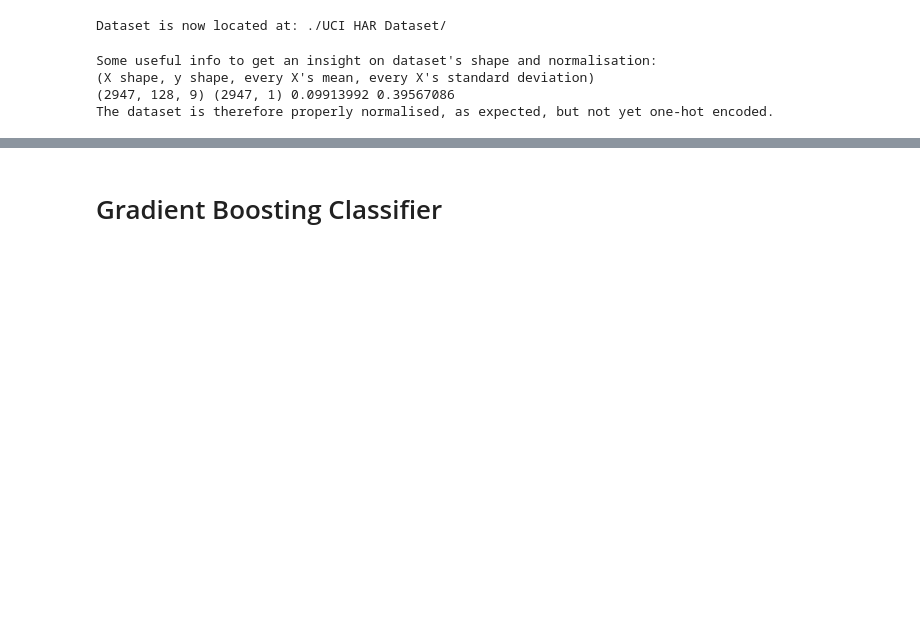
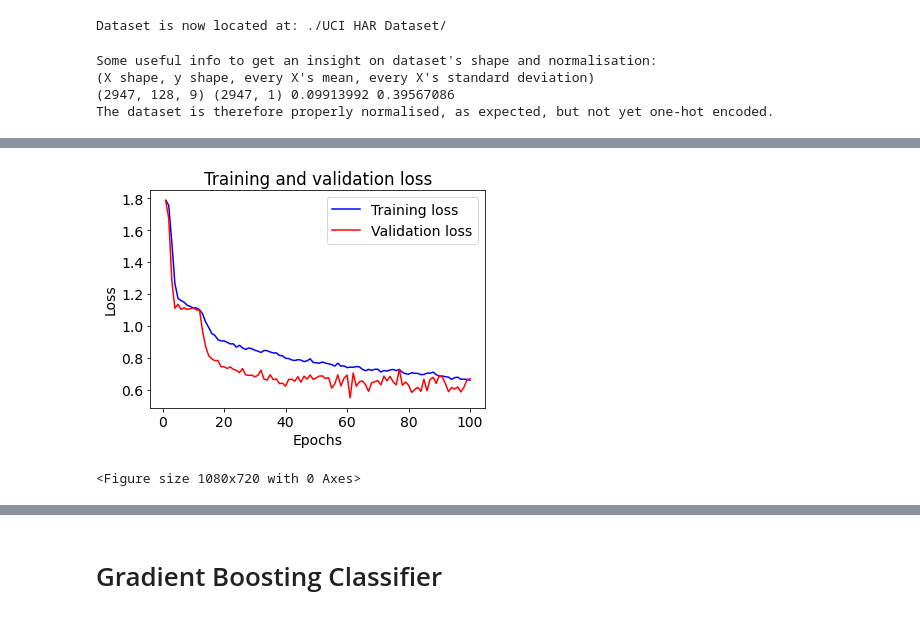
Before and after one commit to igor-yusupov/diploma, a Jupyter notebook: time_series_ssa17.ipynb, the cells around one changed output, grey strips where cells are left out. Cells and saved outputs as stored; diff of their text form; code cells hidden in the pictures; blank space fills up the shorter version.

```diff
--- a/time_series_ssa17.ipynb
+++ b/time_series_ssa17.ipynb
@@ -332,12 +316,17 @@ The dataset is therefore properly normalised, as expected, but not yet one-hot e
 # %%
 %%time
-X_train_new = []
-for x in X_train:
+X_train_new = np.array([])
+for x in tqdm(X_train):
     x = x.reshape(9, 128)
-    a = []
+    a = np.array([])
     for t in x:
         F_ssa_L10 = SSA(t, 17)
-        a.append(F_ssa_L10.Sigma)
-    X_train_new.append(a)
-X_train_new = np.array(X_train_new)
+        if len(a) != 0:
+            a = np.append(a, F_ssa_L10.Sigma, axis=0)
+        else:
+            a = F_ssa_L10.Sigma
+    if len(X_train_new) != 0:
+        X_train_new = np.append(X_train_new, a, axis=0)
+    else:
+        X_train_new = a
 # %% [output]
@@ -484,0 +480,16 @@ Wall time: 1min 56s
+# %%
+history_dict = history.history
+loss_values = history_dict['loss']
+val_loss_values = history_dict['val_loss']
+epochs = range(1, 101)
+plt.plot(epochs, loss_values, 'b', label='Training loss')
+plt.plot(epochs, val_loss_values, 'r', label='Validation loss')
+plt.title('Training and validation loss')
+plt.xlabel('Epochs')
+plt.ylabel('Loss')
+plt.legend()
+plt.figure(figsize=(15,10))
+plt.show()
+# %% [output]
+[figure, added]
+<Figure size 1080x720 with 0 Axes>
```
Also changed, not shown: parts of 15 cells of this notebook.
